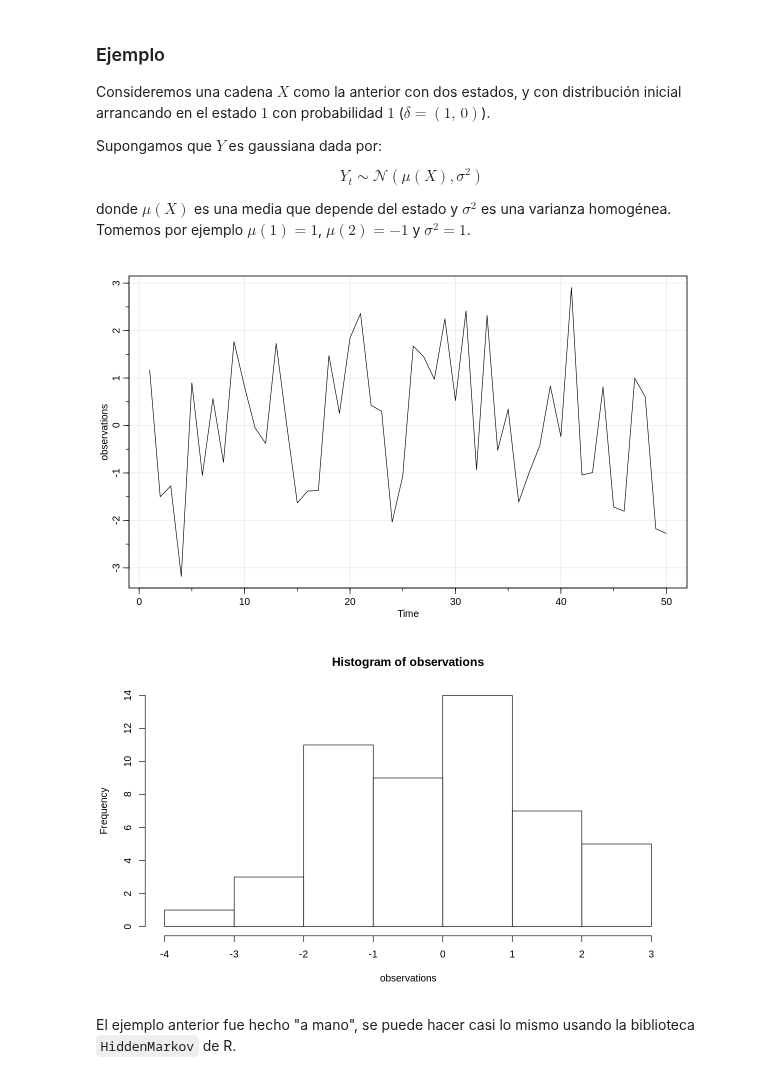
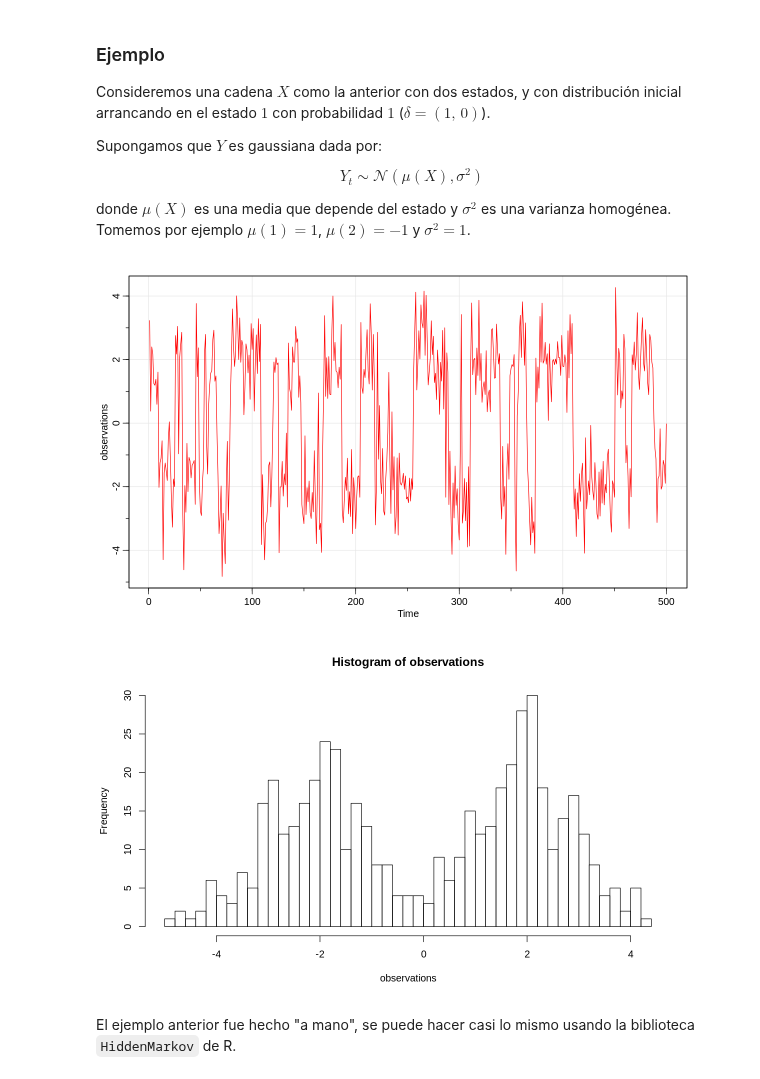
Before and after one commit to aferragu/curso_series_temporales, a Jupyter notebook: Modelos Markovianos Escondidos.ipynb, the cells around one changed output. Drawn from its saved outputs; the diff is of its cells as text; code cells hidden in the pictures.

```diff
--- a/Modelos Markovianos Escondidos.ipynb
+++ b/Modelos Markovianos Escondidos.ipynb
@@ -160,24 +165,29 @@ $$Y_t \sim \mathcal{N}(\mu(X),\sigma^2)$$
 
 donde $\mu(X)$ es una media que depende del estado y $\sigma^2$ es una varianza homogénea. Tomemos por ejemplo $\mu(1) = 1$, $\mu(2) = -1$ y $\sigma^2=1$.
 # %%
-n=50
-mu= c(1,-1)
+n=500
+
+P <- t(matrix(c( 0.95, 0.05 ,
+                 0.1, 0.9 ), nrow=2, ncol=2))
+
+mu= c(2,-2)
 sigma = 1
 
 states <- run.mc.sim(P,n)
 observations <- numeric(n)
 
 for(k in 1:n) {
     observations[k] <-  rnorm(1, mean=mu[states[k]], sd=sigma)
 }
 
-tsplot(observations)
+tsplot(observations,col=2)
+#lines(mu[states])
 # %% [output]
-[figure, old version]
+[figure, new version]
 # %%
-hist(observations)
+hist(observations,breaks=40)
 # %% [output]
-[figure, old version]
+[figure, new version]
 # %% [markdown]
 El ejemplo anterior fue hecho "a mano", se puede hacer casi lo mismo usando la biblioteca `HiddenMarkov` de R.
 # %%
```
Also changed, not shown: parts of 11 cells of this notebook, 1 other file.
